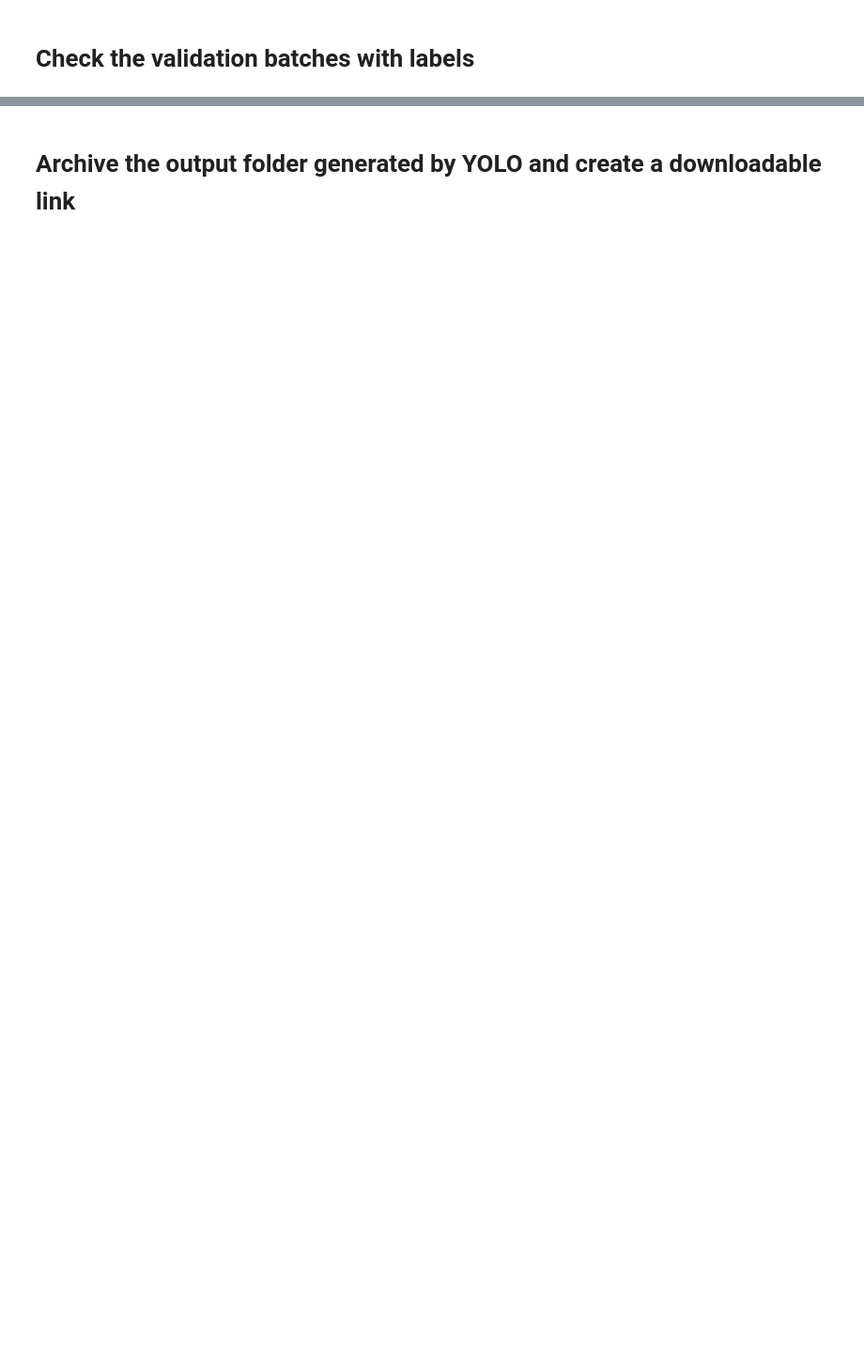
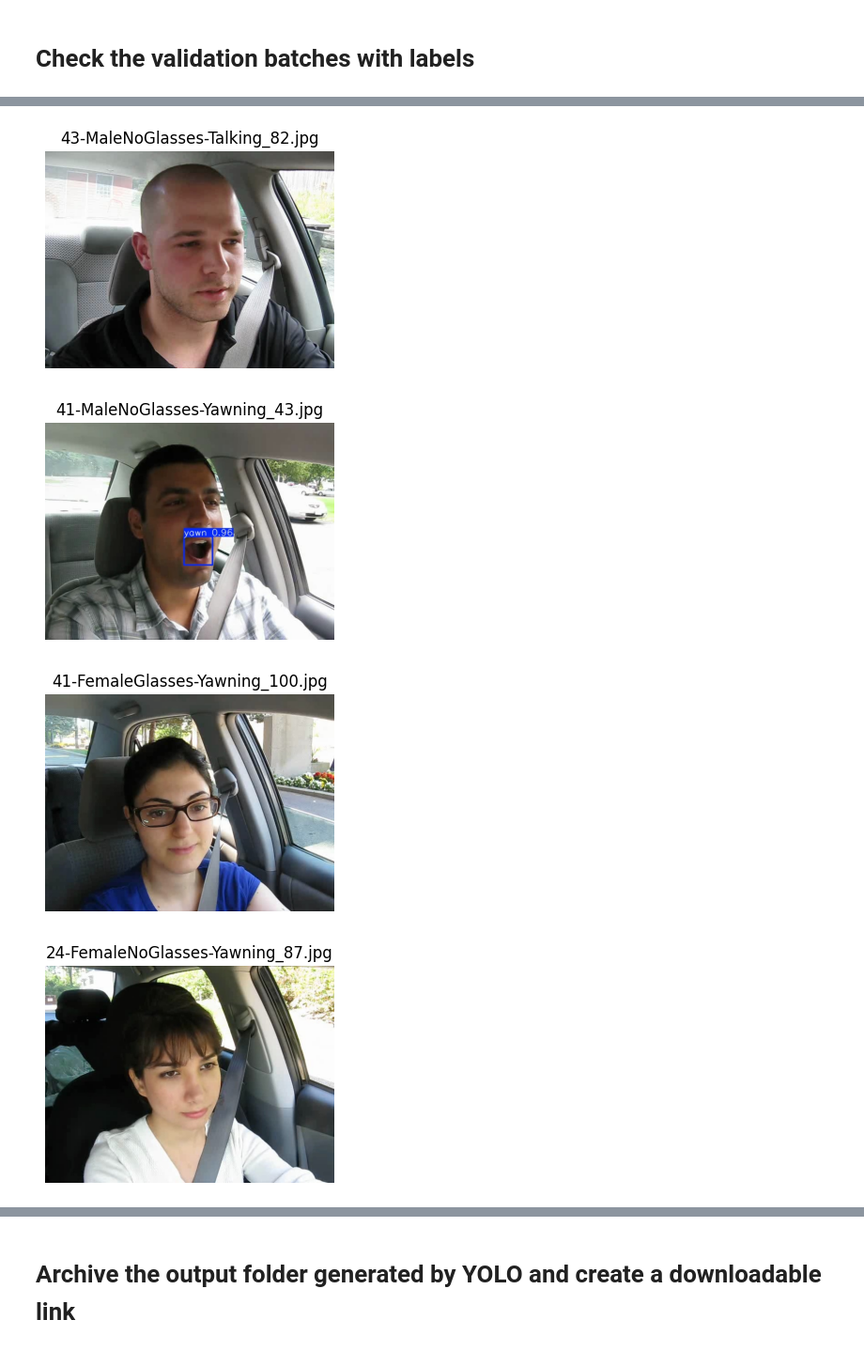
Before and after one commit to selmagrosse/drowsiness-detection, a Jupyter notebook: notebooks/yawn_detection_yolo.ipynb, the cells around one changed output, grey strips where cells are left out. Shown at 94% size. Drawn from its saved outputs; the diff is of its cells as text; code cells hidden in the pictures; blank space fills up the shorter version.

Commit message:
Kaggle Notebook | yawn_detection_YOLO | Version 9

```diff
--- a/notebooks/yawn_detection_yolo.ipynb
+++ b/notebooks/yawn_detection_yolo.ipynb
@@ -49,0 +146,20 @@ plt.show()
+# %%
+import matplotlib.pyplot as plt
+import cv2
+from IPython.display import display, Image
+import glob
+
+result_paths = glob.glob("runs/detect/predict/*.jpg")
+
+for path in result_paths[20:30]:  # show a few results
+    img = cv2.imread(path)[..., ::-1]
+    plt.figure(figsize=(4, 3))
+    plt.imshow(img)
+    plt.title(os.path.basename(path))
+    plt.axis("off")
+    plt.show()
+# %% [output]
+[figure, added]
+[figure, added]
+[figure, added]
+[figure, added]
```
Also changed, not shown: parts of 8 cells of this notebook.
